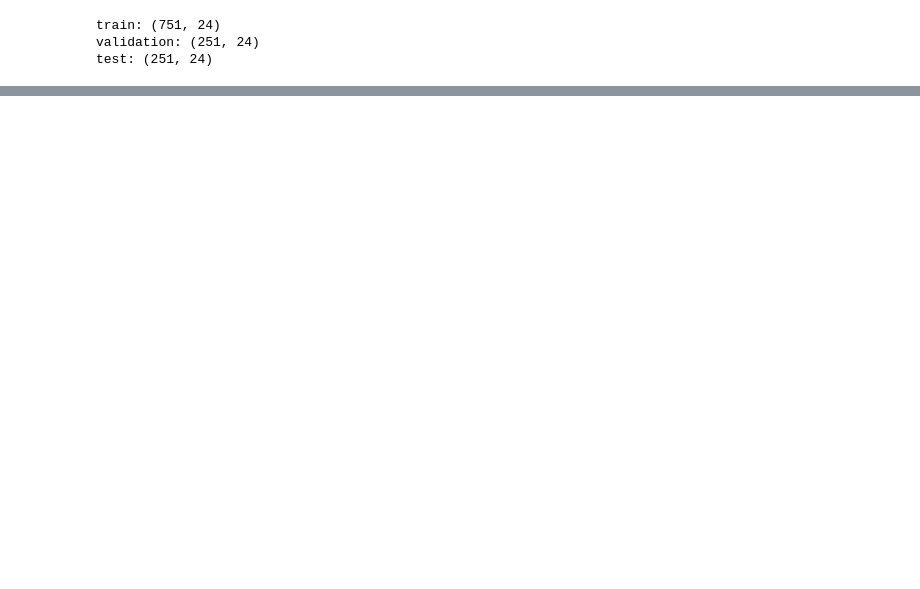
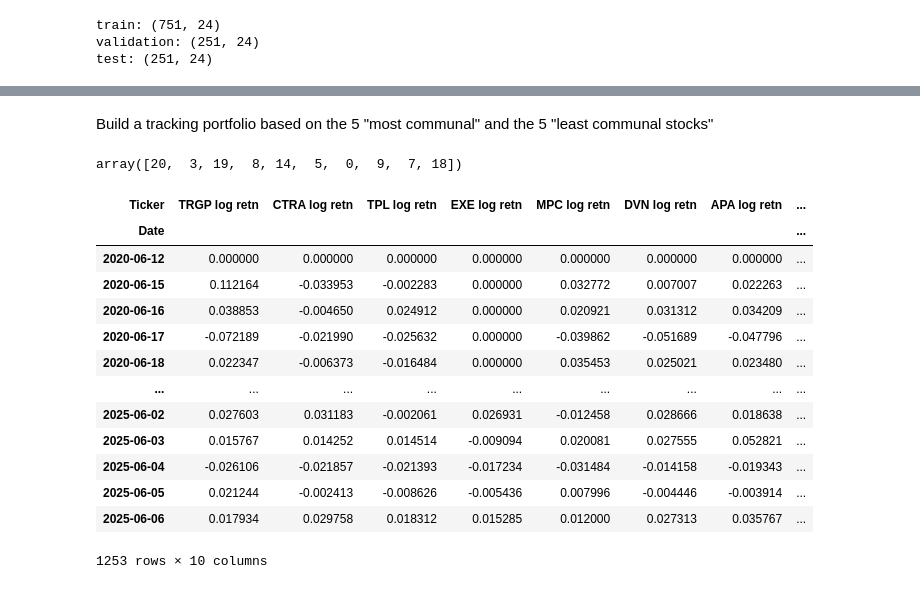
Before and after one commit to JackGO-1998/XLE-energy-index-replication, a Jupyter notebook: XLE_replication.ipynb, the cells around one changed output, grey strips where cells are left out. Saved outputs shown, nothing was run; the diff lists cells and outputs as text; code cells hidden in the pictures; blank space fills up the shorter version.

```diff
--- a/XLE_replication.ipynb
+++ b/XLE_replication.ipynb
@@ -194,0 +197,3 @@ test: (251, 24)
+# %%
+num_stocks = len(holdingsreturn.columns)
+num_stocks
@@ -194,0 +281,7 @@ test: (251, 24)
+# %%
+# Here we delete stock 12, then list the stock in increasing order of MSE
+del mse_test[12]
+print("stock #  |   mse   |      stock name")
+ranking = np.array(mse_test).argsort()
+for stock_index in ranking:
+    print(stock_index, mse_test[stock_index], holdingsreturn.iloc[:,stock_index].name)
@@ -194,0 +306,33 @@ test: (251, 24)
+# %% [markdown]
+Build a tracking portfolio based on the 5 "most communal" and the 5 "least communal stocks"
+# %%
+
+least_communal=5
+
+# In this case we have a total of s stocks, where
+s = 5 + least_communal
+
+stock_index = np.concatenate((ranking[0:5], ranking[-least_communal:]))
+stock_index
+# %% [output]
+array([20,  3, 19,  8, 14,  5,  0,  9,  7, 18])
+# %%
+#Portfolio with 10 stocks
+port10 = holdingsreturn.iloc[:, stock_index]
+port10=port10.fillna(0)
+port10
+# %% [output]
+| Ticker | TRGP log retn | CTRA log retn | TPL log retn | EXE log retn | MPC log retn | DVN log retn | APA log retn | ... |
+| Date |  |  |  |  |  |  |  | ... |
+| 2020-06-12 | 0.000000 | 0.000000 | 0.000000 | 0.000000 | 0.000000 | 0.000000 | 0.000000 | ... |
+| 2020-06-15 | 0.112164 | -0.033953 | -0.002283 | 0.000000 | 0.032772 | 0.007007 | 0.022263 | ... |
+| 2020-06-16 | 0.038853 | -0.004650 | 0.024912 | 0.000000 | 0.020921 | 0.031312 | 0.034209 | ... |
+| 2020-06-17 | -0.072189 | -0.021990 | -0.025632 | 0.000000 | -0.039862 | -0.051689 | -0.047796 | ... |
+| 2020-06-18 | 0.022347 | -0.006373 | -0.016484 | 0.000000 | 0.035453 | 0.025021 | 0.023480 | ... |
+| ... | ... | ... | ... | ... | ... | ... | ... | ... |
+| 2025-06-02 | 0.027603 | 0.031183 | -0.002061 | 0.026931 | -0.012458 | 0.028666 | 0.018638 | ... |
+| 2025-06-03 | 0.015767 | 0.014252 | 0.014514 | -0.009094 | 0.020081 | 0.027555 | 0.052821 | ... |
+| 2025-06-04 | -0.026106 | -0.021857 | -0.021393 | -0.017234 | -0.031484 | -0.014158 | -0.019343 | ... |
+| 2025-06-05 | 0.021244 | -0.002413 | -0.008626 | -0.005436 | 0.007996 | -0.004446 | -0.003914 | ... |
+| 2025-06-06 | 0.017934 | 0.029758 | 0.018312 | 0.015285 | 0.012000 | 0.027313 | 0.035767 | ... |
+1253 rows × 10 columns
```
Also changed, not shown: parts of 24 cells of this notebook.
